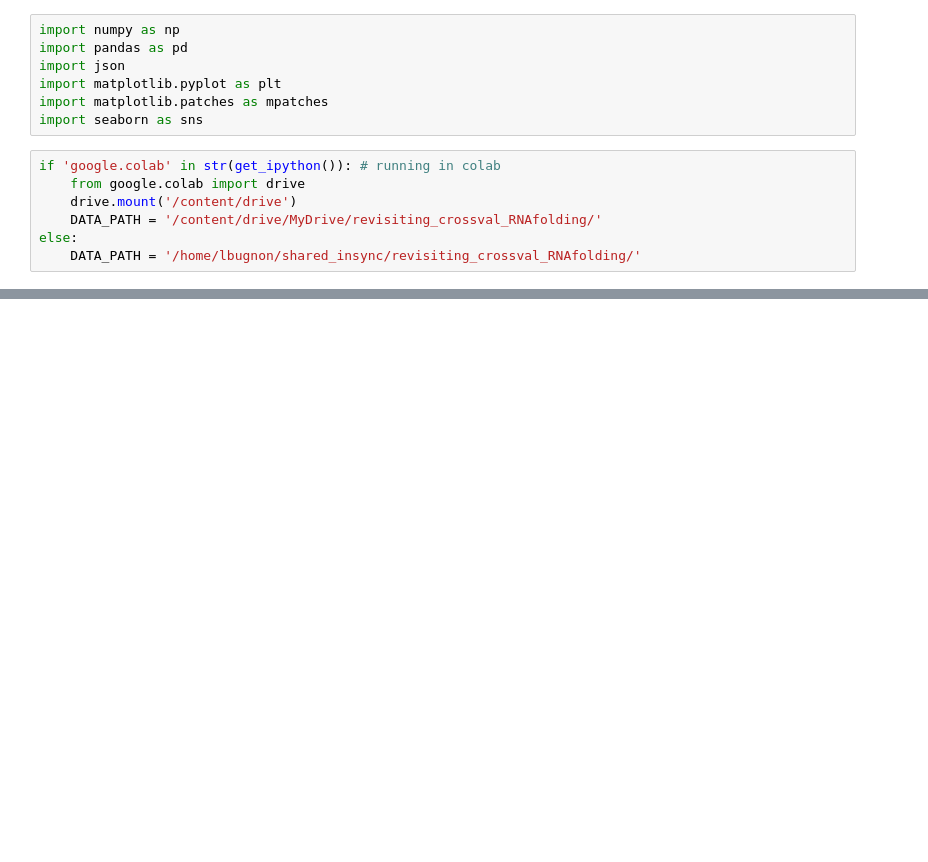
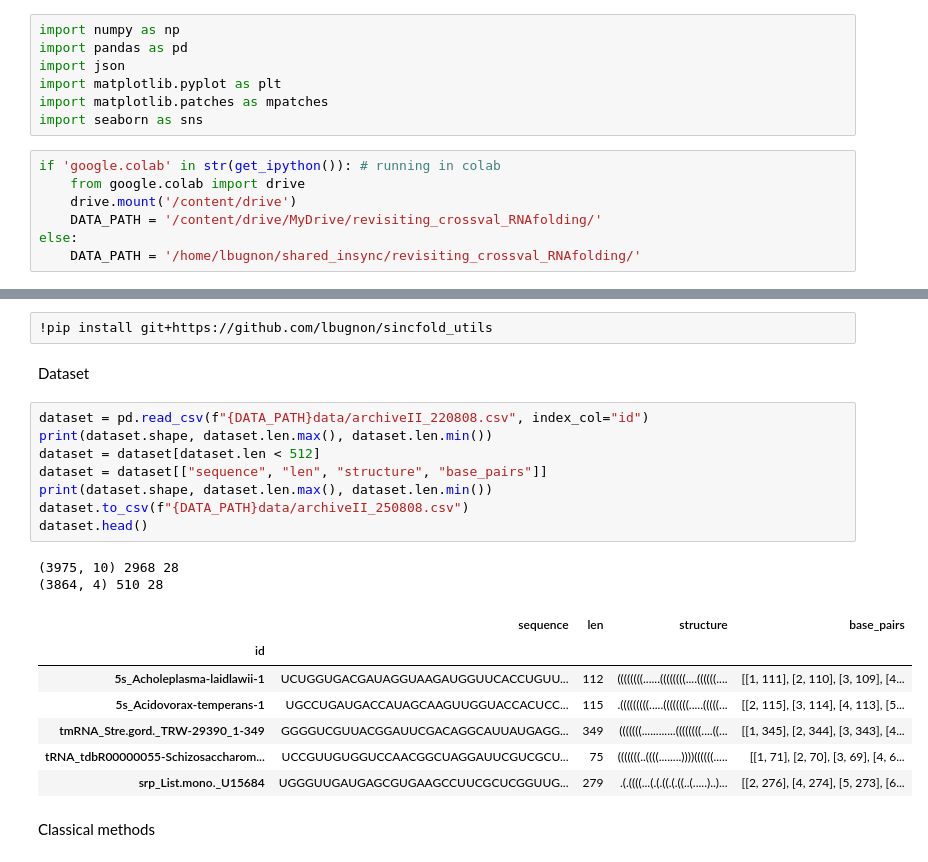
Before and after one commit to sinc-lab/revisiting_xval_rnafolding, a Jupyter notebook: performance_eval.ipynb, the cells around one changed output, grey strips where cells are left out. Saved outputs shown, nothing was run; the diff lists cells and outputs as text; blank space fills up the shorter version.

```diff
--- a/performance_eval.ipynb
+++ b/performance_eval.ipynb
@@ -45,0 +20,24 @@ dataset.head()
+# %%
+!pip install git+https://github.com/lbugnon/sincfold_utils
+# %% [markdown]
+Dataset
+# %%
+dataset = pd.read_csv(f"{DATA_PATH}data/archiveII_220808.csv", index_col="id")
+print(dataset.shape, dataset.len.max(), dataset.len.min())
+dataset = dataset[dataset.len < 512]
+dataset = dataset[["sequence", "len", "structure", "base_pairs"]]
+print(dataset.shape, dataset.len.max(), dataset.len.min())
+dataset.to_csv(f"{DATA_PATH}data/archiveII_250808.csv")
+dataset.head()
+# %% [output]
+(3975, 10) 2968 28
+(3864, 4) 510 28
+|  | sequence | len | structure | base_pairs |
+| id |  |  |  |  |
+| 5s_Acholeplasma-laidlawii-1 | UCUGGUGACGAUAGGUAAGAUGGUUCACCUGUU... | 112 | ((((((((......((((((((....((((((.... | [[1, 111], [2, 110], [3, 109], [4... |
+| 5s_Acidovorax-temperans-1 | UGCCUGAUGACCAUAGCAAGUUGGUACCACUCC... | 115 | .(((((((((.....((((((((.....(((((... | [[2, 115], [3, 114], [4, 113], [5... |
+| tmRNA_Stre.gord._TRW-29390_1-349 | GGGGUCGUUACGGAUUCGACAGGCAUUAUGAGG... | 349 | (((((((............((((((((....((... | [[1, 345], [2, 344], [3, 343], [4... |
+| tRNA_tdbR00000055-Schizosaccharom... | UCCGUUGUGGUCCAACGGCUAGGAUUCGUCGCU... | 75 | (((((((..((((........))))((((((..... | [[1, 71], [2, 70], [3, 69], [4, 6... |
+| srp_List.mono._U15684 | UGGGUUGAUGAGCGUGAAGCCUUCGCUCGGUUG... | 279 | .(.((((...(.(.((.(.((..(.....)..)... | [[2, 276], [4, 274], [5, 273], [6... |
+# %% [markdown]
+Classical methods
```
Also changed, not shown: parts of 16 cells of this notebook, 2 other files.
